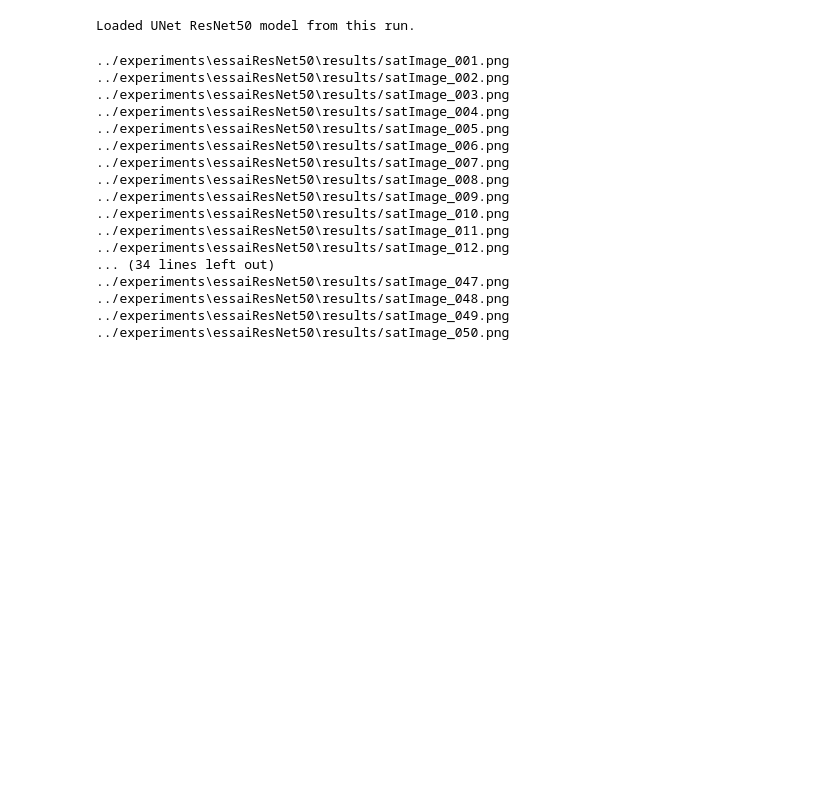
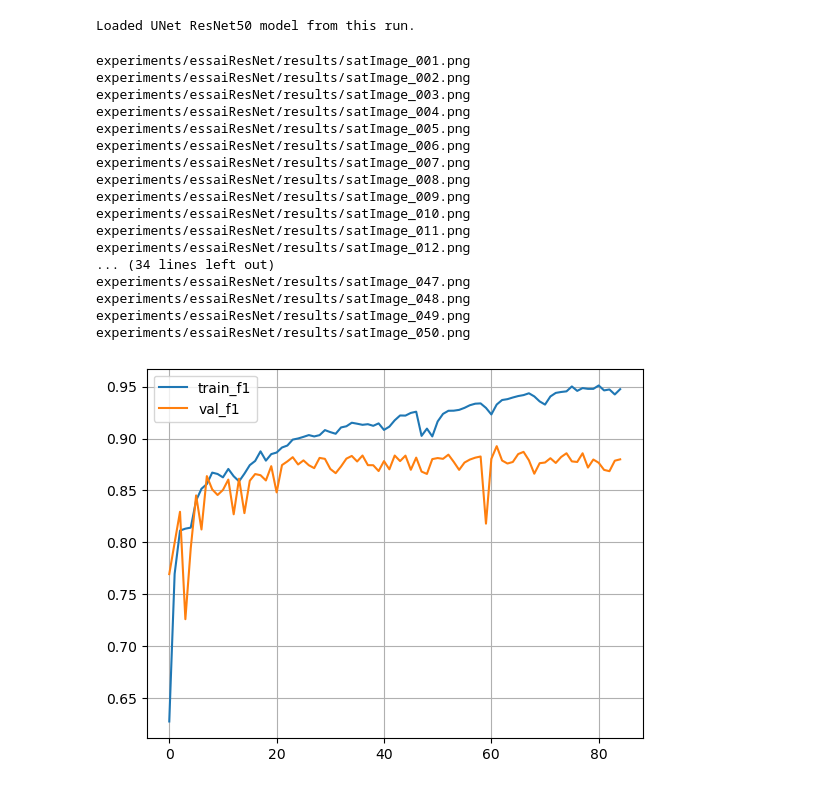
Before and after one commit to anlaperriere/ML2, a Jupyter notebook: scripts/essaiResNet50.ipynb, the cells around one changed output. Saved outputs shown, nothing was run; the diff lists cells and outputs as text; code cells hidden in the pictures; blank space fills up the shorter version.

```diff
--- a/scripts/essaiResNet50.ipynb
+++ b/scripts/essaiResNet50.ipynb
@@ -111,7 +120,7 @@ for i, img in enumerate(test_loader):
 # %%
 
 # Converting the saved masks to a submission file
-submission_filename = os.path.join(results_path, 'essaiResNet50' + '.csv')
+submission_filename = os.path.join(results_path, 'essaiResNet' + '.csv')
 image_filenames = []
 for i in range(1, 51):
     image_filename = results_path + '/satImage_' + '%.3d' % i + '.png'
@@ -119,20 +128,20 @@ for i in range(1, 51):
     image_filenames.append(image_filename)
 masks_to_submission(submission_filename, *image_filenames)
 # %% [output]
-../experiments\essaiResNet50\results/satImage_001.png
-../experiments\essaiResNet50\results/satImage_002.png
-../experiments\essaiResNet50\results/satImage_003.png
-../experiments\essaiResNet50\results/satImage_004.png
-../experiments\essaiResNet50\results/satImage_005.png
-../experiments\essaiResNet50\results/satImage_006.png
-../experiments\essaiResNet50\results/satImage_007.png
-../experiments\essaiResNet50\results/satImage_008.png
-../experiments\essaiResNet50\results/satImage_009.png
-../experiments\essaiResNet50\results/satImage_010.png
-../experiments\essaiResNet50\results/satImage_011.png
-../experiments\essaiResNet50\results/satImage_012.png
+experiments/essaiResNet/results/satImage_001.png
+experiments/essaiResNet/results/satImage_002.png
+experiments/essaiResNet/results/satImage_003.png
+experiments/essaiResNet/results/satImage_004.png
+experiments/essaiResNet/results/satImage_005.png
+experiments/essaiResNet/results/satImage_006.png
+experiments/essaiResNet/results/satImage_007.png
+experiments/essaiResNet/results/satImage_008.png
+experiments/essaiResNet/results/satImage_009.png
+experiments/essaiResNet/results/satImage_010.png
+experiments/essaiResNet/results/satImage_011.png
+experiments/essaiResNet/results/satImage_012.png
 ... (34 lines left out)
-../experiments\essaiResNet50\results/satImage_047.png
-../experiments\essaiResNet50\results/satImage_048.png
-../experiments\essaiResNet50\results/satImage_049.png
-../experiments\essaiResNet50\results/satImage_050.png
+experiments/essaiResNet/results/satImage_047.png
+experiments/essaiResNet/results/satImage_048.png
+experiments/essaiResNet/results/satImage_049.png
+experiments/essaiResNet/results/satImage_050.png
@@ -138,0 +151,12 @@ masks_to_submission(submission_filename, *image_filenames)
+# %%
+train = pd.read_csv('experiments/essaiResNet/_train_tracking.csv')
+val = pd.read_csv('experiments/essaiResNet/_val_tracking.csv')
+# %%
+fig, ax = plt.subplots()
+plt.plot(train.index, train['f1-score'])
+plt.plot(val.index, val['f1-score'])
+ax.legend(['train_f1', 'val_f1'])
+plt.grid()
+plt.show()
+# %% [output]
+[figure, added]
```
Also changed, not shown: parts of 11 cells of this notebook, 13 other files.
